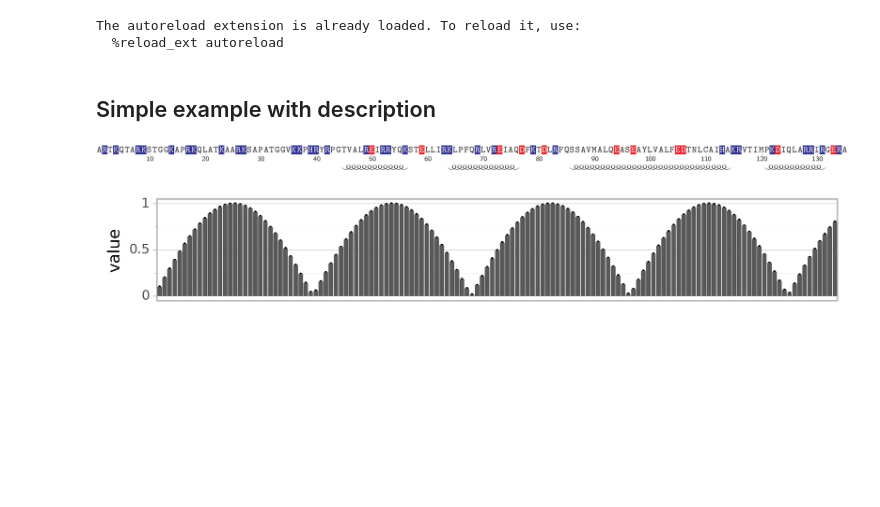
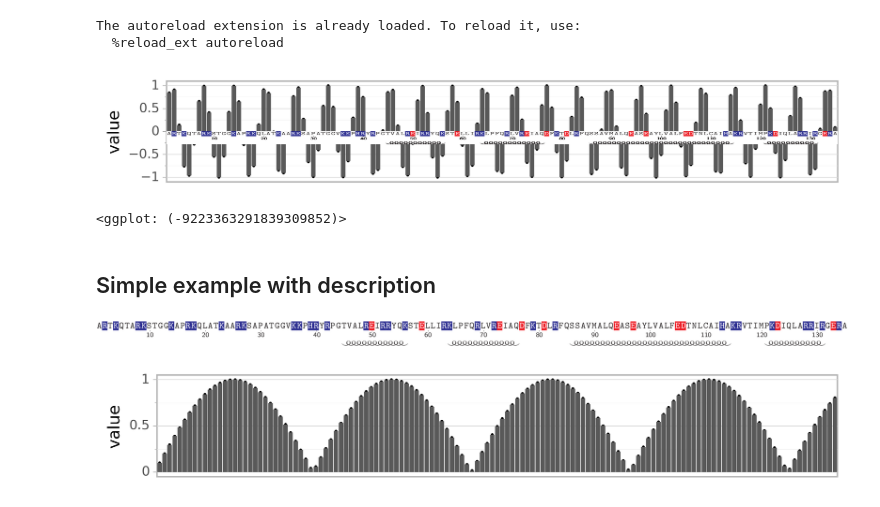
Before and after one commit to intbio/seqplot, a Jupyter notebook: example.ipynb, the cells around one changed output. Drawn from its saved outputs; the diff is of its cells as text; code cells hidden in the pictures; blank space fills up the shorter version.

```diff
--- a/example.ipynb
+++ b/example.ipynb
@@ -17,3 +19,8 @@ from seqplot.p9tools import geom_seq_x
+# %%
+plot_prof4pdb()
+# %% [output]
+[figure, added]
+<ggplot: (-9223363291839309852)>
 # %% [markdown]
 ## Simple example with description
 # %%
```
Also changed, not shown: parts of 1 cell of this notebook, 5 other files.
